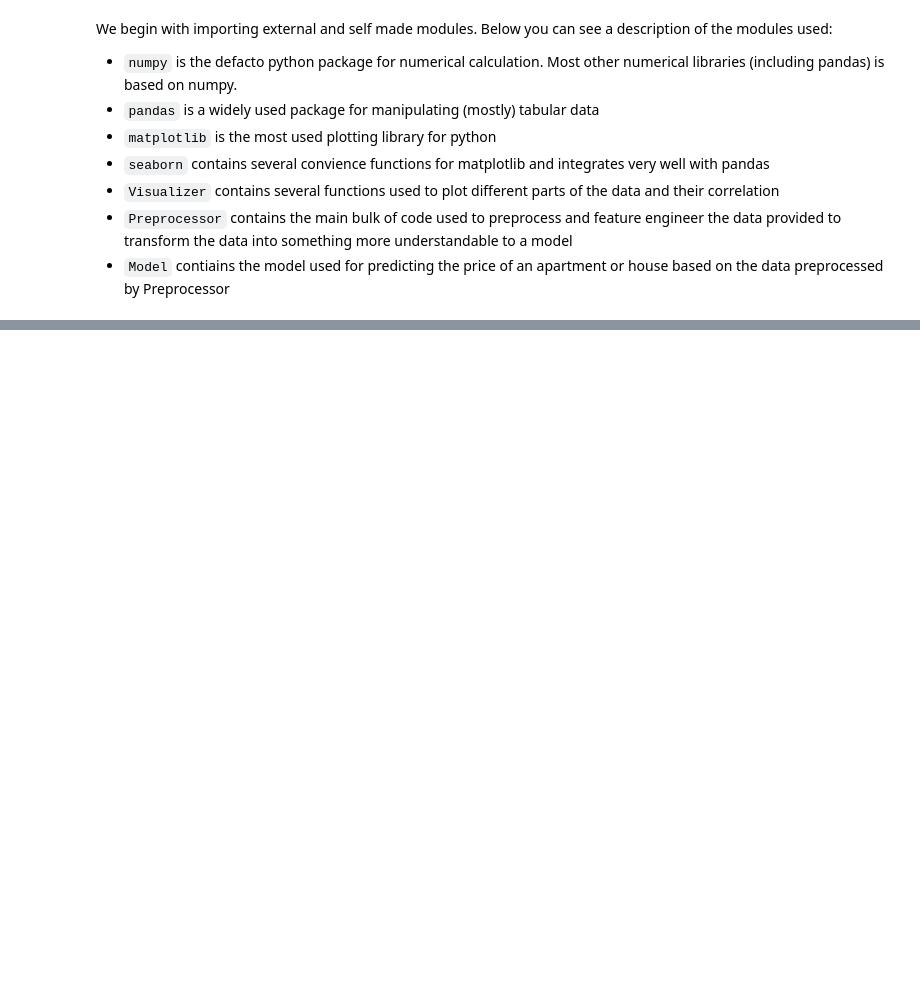
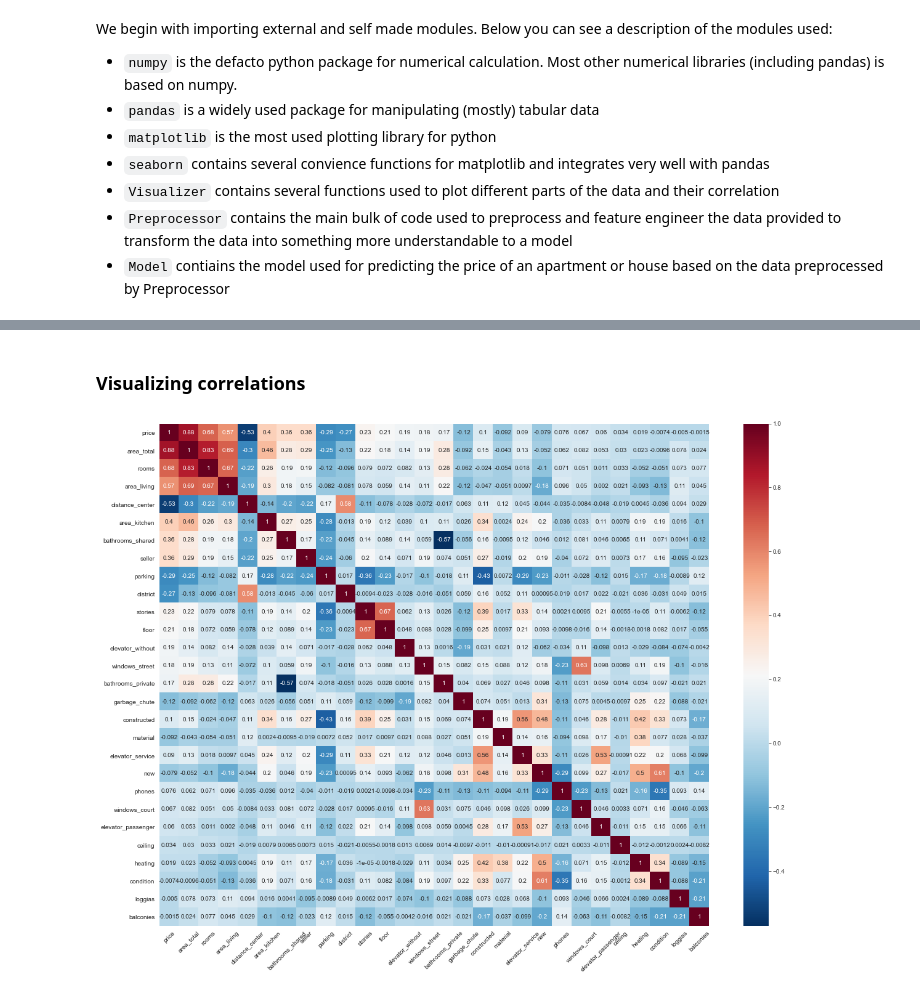
Before and after one commit to Olaussen/TDT4173_group69, a Jupyter notebook: src/notebook.ipynb, the cells around one changed output, grey strips where cells are left out. Cells and saved outputs as stored; diff of their text form; code cells hidden in the pictures; blank space fills up the shorter version.

```diff
--- a/src/notebook.ipynb
+++ b/src/notebook.ipynb
@@ -185,0 +166,4 @@ TODO
+# %%
+data = preprocessor.logify(merged.copy(), "price")
+data = preprocessor.logify(data, "area_total")
+data = preprocessor.logify(data, "area_living")
@@ -185,0 +176,4 @@ TODO
+# %%
+general_removed = preprocessor.general_removal(data)
+removed_nans = preprocessor.remove_NaNs(general_removed)
+visualizer.list_missing(removed_nans)
@@ -185,0 +210,6 @@ TODO
+# %% [markdown]
+### Visualizing correlations
+# %%
+visualizer.price_correlation(removed_nans)
+# %% [output]
+[figure, added]
```
Also changed, not shown: parts of 54 cells of this notebook, 3 other files.
